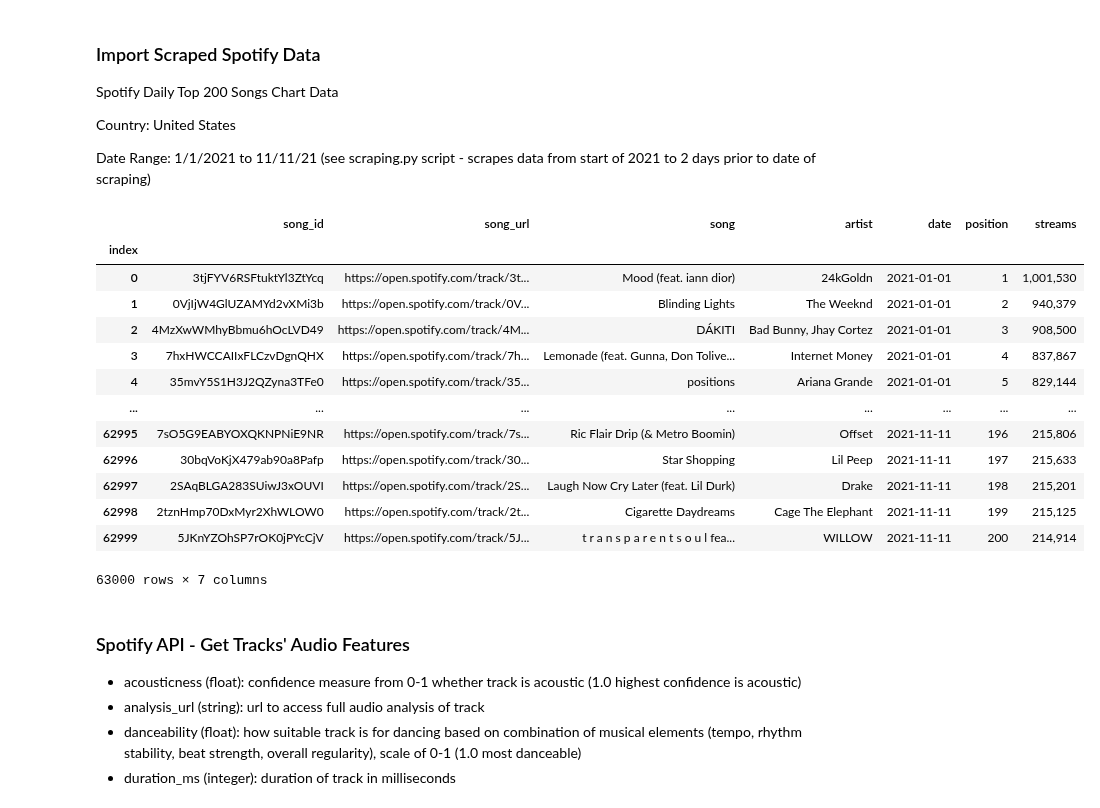
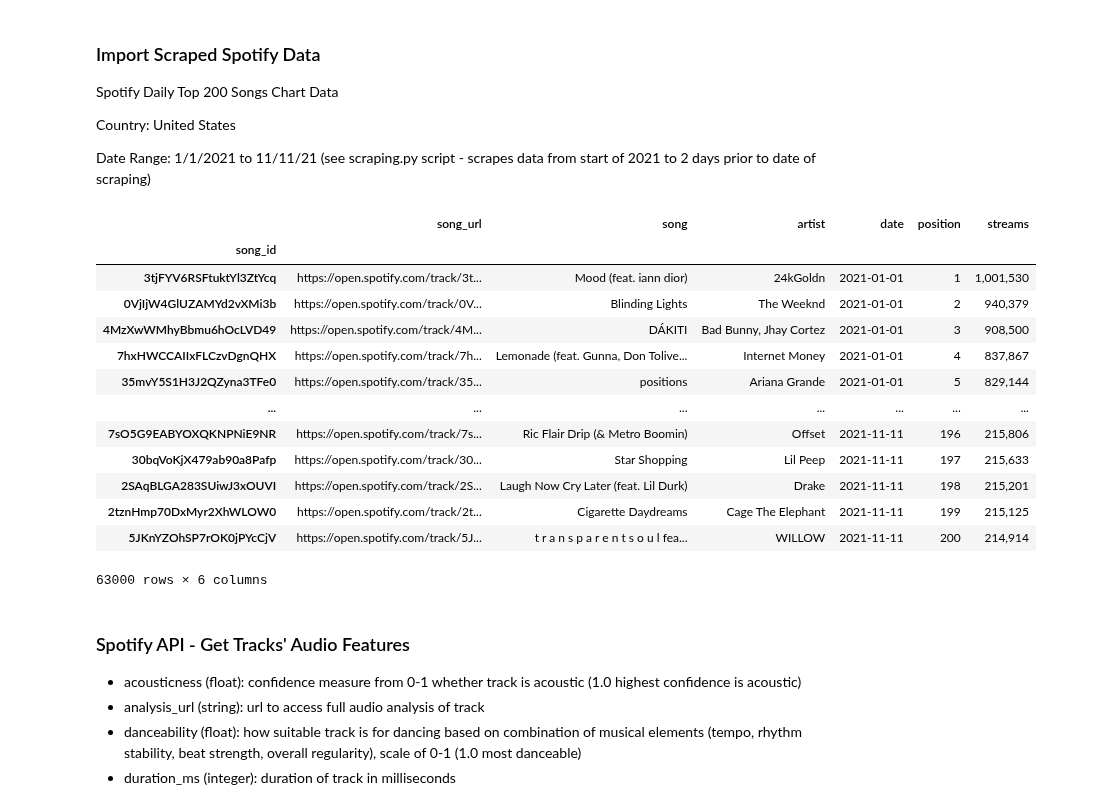
Before and after one commit to aseo67/Top_Songs_Analysis, a Jupyter notebook: TopSongsAnalysis_DataLoading.ipynb, the cells around one changed output. Cells and saved outputs as stored; diff of their text form; code cells hidden in the pictures.

```diff
--- a/TopSongsAnalysis_DataLoading.ipynb
+++ b/TopSongsAnalysis_DataLoading.ipynb
@@ -27,23 +27,23 @@ from config import db_pswd
 engine = create_engine(f'postgresql://postgres:{db_pswd}@localhost:5432/project_spotify_db')
 # %%
 # Read in Spotify song data from database
-scrape_df = pd.read_sql('SELECT * FROM raw_scrape;', engine, index_col='index')
+scrape_df = pd.read_sql('SELECT * FROM raw_scrape;', engine, index_col='song_id')
 scrape_df
 # %% [output]
-|  | song_id | song_url | song | artist | date | position | streams |
-| index |  |  |  |  |  |  |  |
-| 0 | 3tjFYV6RSFtuktYl3ZtYcq | https://open.spotify.com/track/3t... | Mood (feat. iann dior) | 24kGoldn | 2021-01-01 | 1 | 1,001,530 |
-| 1 | 0VjIjW4GlUZAMYd2vXMi3b | https://open.spotify.com/track/0V... | Blinding Lights | The Weeknd | 2021-01-01 | 2 | 940,379 |
-| 2 | 4MzXwWMhyBbmu6hOcLVD49 | https://open.spotify.com/track/4M... | DÁKITI | Bad Bunny, Jhay Cortez | 2021-01-01 | 3 | 908,500 |
-| 3 | 7hxHWCCAIIxFLCzvDgnQHX | https://open.spotify.com/track/7h... | Lemonade (feat. Gunna, Don Tolive... | Internet Money | 2021-01-01 | 4 | 837,867 |
-| 4 | 35mvY5S1H3J2QZyna3TFe0 | https://open.spotify.com/track/35... | positions | Ariana Grande | 2021-01-01 | 5 | 829,144 |
-| ... | ... | ... | ... | ... | ... | ... | ... |
-| 62995 | 7sO5G9EABYOXQKNPNiE9NR | https://open.spotify.com/track/7s... | Ric Flair Drip (& Metro Boomin) | Offset | 2021-11-11 | 196 | 215,806 |
-| 62996 | 30bqVoKjX479ab90a8Pafp | https://open.spotify.com/track/30... | Star Shopping | Lil Peep | 2021-11-11 | 197 | 215,633 |
-| 62997 | 2SAqBLGA283SUiwJ3xOUVI | https://open.spotify.com/track/2S... | Laugh Now Cry Later (feat. Lil Durk) | Drake | 2021-11-11 | 198 | 215,201 |
-| 62998 | 2tznHmp70DxMyr2XhWLOW0 | https://open.spotify.com/track/2t... | Cigarette Daydreams | Cage The Elephant | 2021-11-11 | 199 | 215,125 |
-| 62999 | 5JKnYZOhSP7rOK0jPYcCjV | https://open.spotify.com/track/5J... | t r a n s p a r e n t s o u l fea... | WILLOW | 2021-11-11 | 200 | 214,914 |
+|  | song_url | song | artist | date | position | streams |
+| song_id |  |  |  |  |  |  |
+| 3tjFYV6RSFtuktYl3ZtYcq | https://open.spotify.com/track/3t... | Mood (feat. iann dior) | 24kGoldn | 2021-01-01 | 1 | 1,001,530 |
+| 0VjIjW4GlUZAMYd2vXMi3b | https://open.spotify.com/track/0V... | Blinding Lights | The Weeknd | 2021-01-01 | 2 | 940,379 |
+| 4MzXwWMhyBbmu6hOcLVD49 | https://open.spotify.com/track/4M... | DÁKITI | Bad Bunny, Jhay Cortez | 2021-01-01 | 3 | 908,500 |
+| 7hxHWCCAIIxFLCzvDgnQHX | https://open.spotify.com/track/7h... | Lemonade (feat. Gunna, Don Tolive... | Internet Money | 2021-01-01 | 4 | 837,867 |
+| 35mvY5S1H3J2QZyna3TFe0 | https://open.spotify.com/track/35... | positions | Ariana Grande | 2021-01-01 | 5 | 829,144 |
+| ... | ... | ... | ... | ... | ... | ... |
+| 7sO5G9EABYOXQKNPNiE9NR | https://open.spotify.com/track/7s... | Ric Flair Drip (& Metro Boomin) | Offset | 2021-11-11 | 196 | 215,806 |
+| 30bqVoKjX479ab90a8Pafp | https://open.spotify.com/track/30... | Star Shopping | Lil Peep | 2021-11-11 | 197 | 215,633 |
+| 2SAqBLGA283SUiwJ3xOUVI | https://open.spotify.com/track/2S... | Laugh Now Cry Later (feat. Lil Durk) | Drake | 2021-11-11 | 198 | 215,201 |
+| 2tznHmp70DxMyr2XhWLOW0 | https://open.spotify.com/track/2t... | Cigarette Daydreams | Cage The Elephant | 2021-11-11 | 199 | 215,125 |
+| 5JKnYZOhSP7rOK0jPYcCjV | https://open.spotify.com/track/5J... | t r a n s p a r e n t s o u l fea... | WILLOW | 2021-11-11 | 200 | 214,914 |
-63000 rows × 7 columns
+63000 rows × 6 columns
 # %% [markdown]
 ### Spotify API - Get Tracks' Audio Features
 
```
Also changed, not shown: parts of 11 cells of this notebook.
